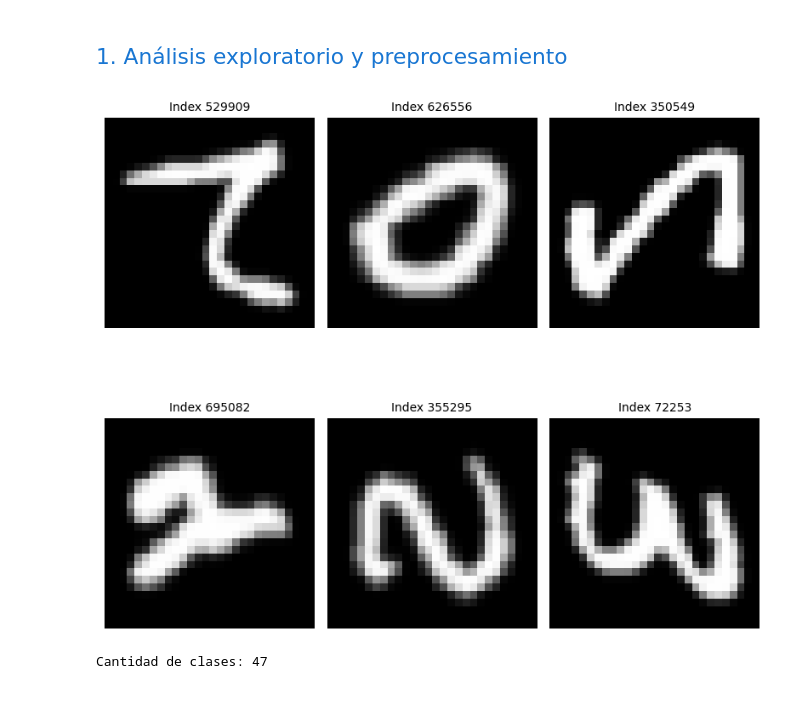
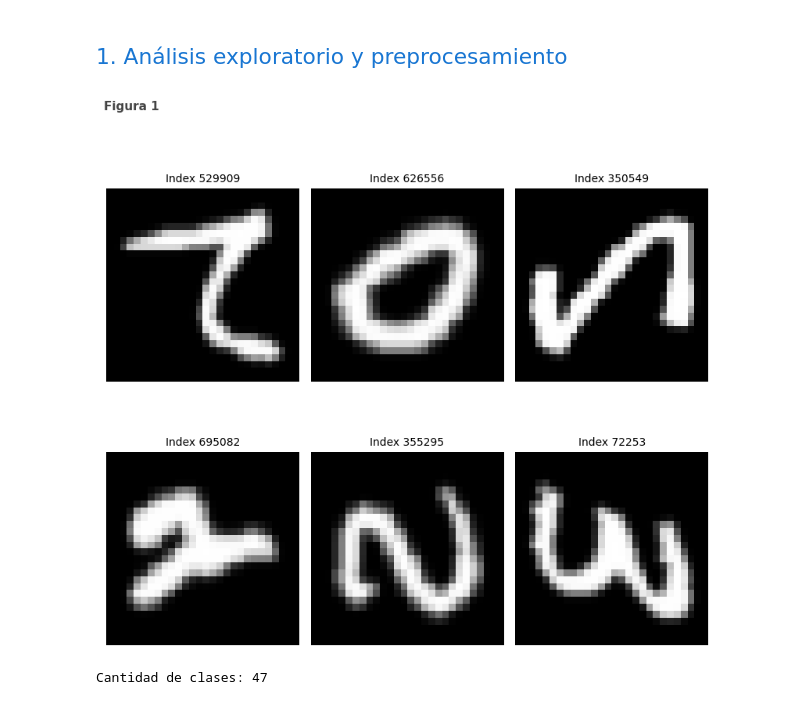
Before and after one commit to mathikneipp/emnist-neural-networks, a Jupyter notebook: notebooks/Entrega_TP3.ipynb, the cells around one changed output. Saved outputs shown, nothing was run; the diff lists cells and outputs as text; code cells hidden in the pictures.

```diff
--- a/notebooks/Entrega_TP3.ipynb
+++ b/notebooks/Entrega_TP3.ipynb
@@ -40,8 +40,10 @@ from src.evaluation.noise_robustness import evaluate_noise_robustness
 # %%
 X_images = np.load("../data/X_images.npy")
 y_images = np.load("../data/y_images.npy")
+# %%
+fig_num = [1]
 # %%
-plot_random_images(X_images, image_shape=(28, 28), n=6)
+plot_random_images(X_images, image_shape=(28, 28), n=6, fig_num=fig_num)
 # %% [output]
-[figure, old version]
+[figure, new version]
 # %%
```
Also changed, not shown: parts of 42 cells of this notebook, 4 other files.
